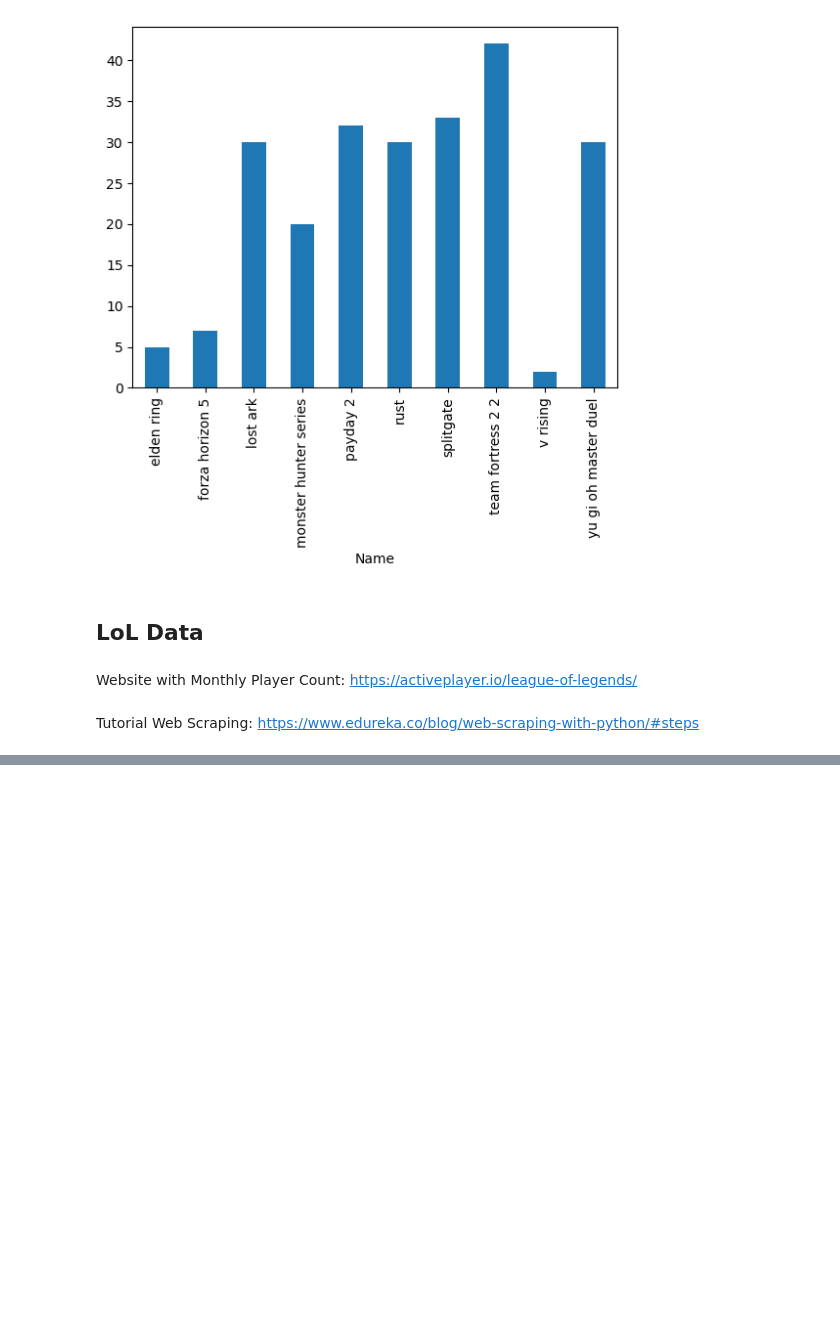
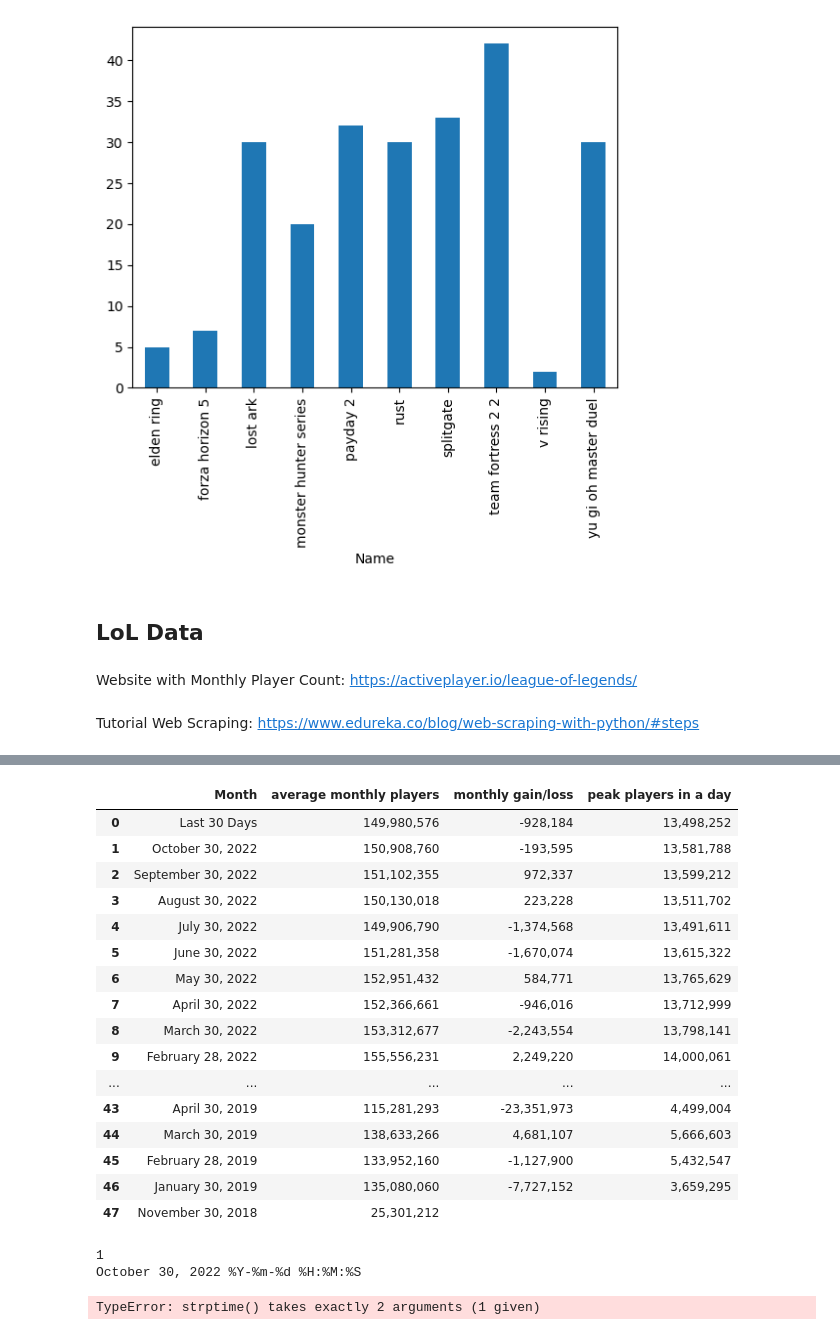
Before and after one commit to kiubb02/BigData_LoL, a Jupyter notebook: main.ipynb, the cells around one changed output, grey strips where cells are left out. Cells and saved outputs as stored; diff of their text form; code cells hidden in the pictures; blank space fills up the shorter version.

```diff
--- a/main.ipynb
+++ b/main.ipynb
@@ -265,0 +270,26 @@ https://www.edureka.co/blog/web-scraping-with-python/#steps
+# %%
+url = "https://activeplayer.io/league-of-legends/"
+request_site = Request(url, headers={"User-Agent": "Mozilla/5.0"})
+page = urlopen(request_site).read()
+soup = BeautifulSoup(page, "html.parser")
+# %%
+months=[] #list to store month of an entry
+avg_monthly_players=[] #list to store average monthly players
+monthly_gain_or_loss=[] #list to store monthly gain/loss
+peak_players_day = [] #list to store peak players in a day
+# %%
+table=soup.find('table', attrs={'id':'table_2'})
+tbody = table.find('tbody')
+trs = tbody.find_all('tr')
+
+for a in trs:
+    tds = a.findAll('td')
+
+    month=tds[0]
+    avg_players=tds[1]
+    gain_or_loss=tds[2]
+    peak_players=tds[4] #4 because one column of the page is not used
+    months.append(month.text)
+    avg_monthly_players.append(avg_players.text)
+    monthly_gain_or_loss.append(gain_or_loss.text)
+    peak_players_day.append(peak_players.text)
@@ -265,0 +304,2 @@ https://www.edureka.co/blog/web-scraping-with-python/#steps
+# %%
+df = pd.DataFrame({'Month':months,'average monthly players':avg_monthly_players,'monthly gain/loss':monthly_gain_or_loss, 'peak players in a day':peak_players_day})
@@ -265,0 +323,31 @@ https://www.edureka.co/blog/web-scraping-with-python/#steps
+# %%
+df
+# %% [output]
+|  | Month | average monthly players | monthly gain/loss | peak players in a day |
+| 0 | Last 30 Days | 149,980,576 | -928,184 | 13,498,252 |
+| 1 | October 30, 2022 | 150,908,760 | -193,595 | 13,581,788 |
+| 2 | September 30, 2022 | 151,102,355 | 972,337 | 13,599,212 |
+| 3 | August 30, 2022 | 150,130,018 | 223,228 | 13,511,702 |
+| 4 | July 30, 2022 | 149,906,790 | -1,374,568 | 13,491,611 |
+| 5 | June 30, 2022 | 151,281,358 | -1,670,074 | 13,615,322 |
+| 6 | May 30, 2022 | 152,951,432 | 584,771 | 13,765,629 |
+| 7 | April 30, 2022 | 152,366,661 | -946,016 | 13,712,999 |
+| 8 | March 30, 2022 | 153,312,677 | -2,243,554 | 13,798,141 |
+| 9 | February 28, 2022 | 155,556,231 | 2,249,220 | 14,000,061 |
+| ... | ... | ... | ... | ... |
+| 43 | April 30, 2019 | 115,281,293 | -23,351,973 | 4,499,004 |
+| 44 | March 30, 2019 | 138,633,266 | 4,681,107 | 5,666,603 |
+| 45 | February 28, 2019 | 133,952,160 | -1,127,900 | 5,432,547 |
+| 46 | January 30, 2019 | 135,080,060 | -7,727,152 | 3,659,295 |
+| 47 | November 30, 2018 | 25,301,212 |  |  |
+# %%
+import calendar
+
+months = {month: index for index, month in enumerate(calendar.month_name) if month}
+months = months | {'Last':13}
+print(months.get('January'))
+# {'Jan': 1, 'Feb': 2, 'Mar': 3, 'Apr': 4, 'May': 5, 'Jun': 6, 'Jul': 7, 'Aug': 8, 'Sep': 9, 'Oct': 10, 'Nov': 11, 'Dec': 12}
+# %% [output]
+1
+October 30, 2022 %Y-%m-%d %H:%M:%S
+TypeError: strptime() takes exactly 2 arguments (1 given)
```
Also changed, not shown: parts of 9 cells of this notebook.
